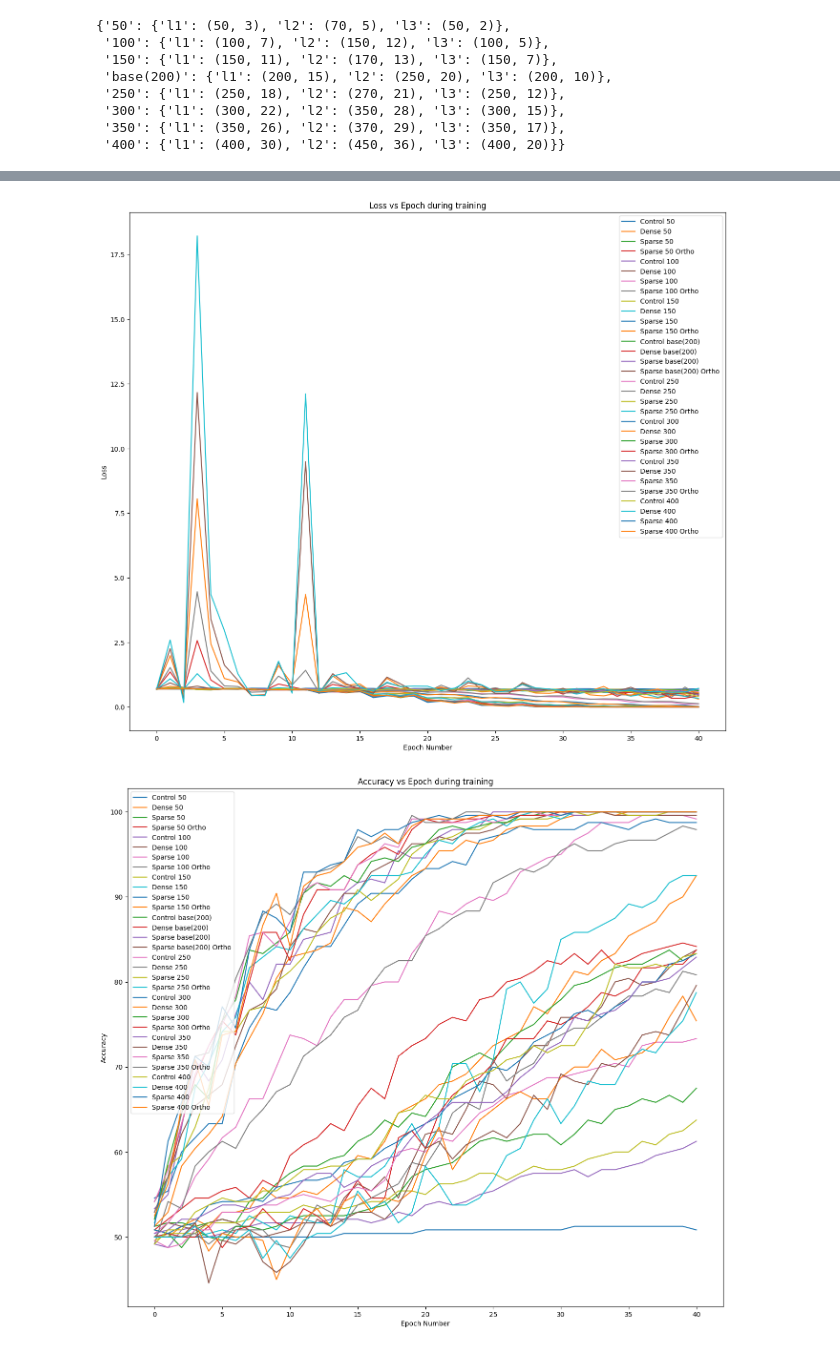
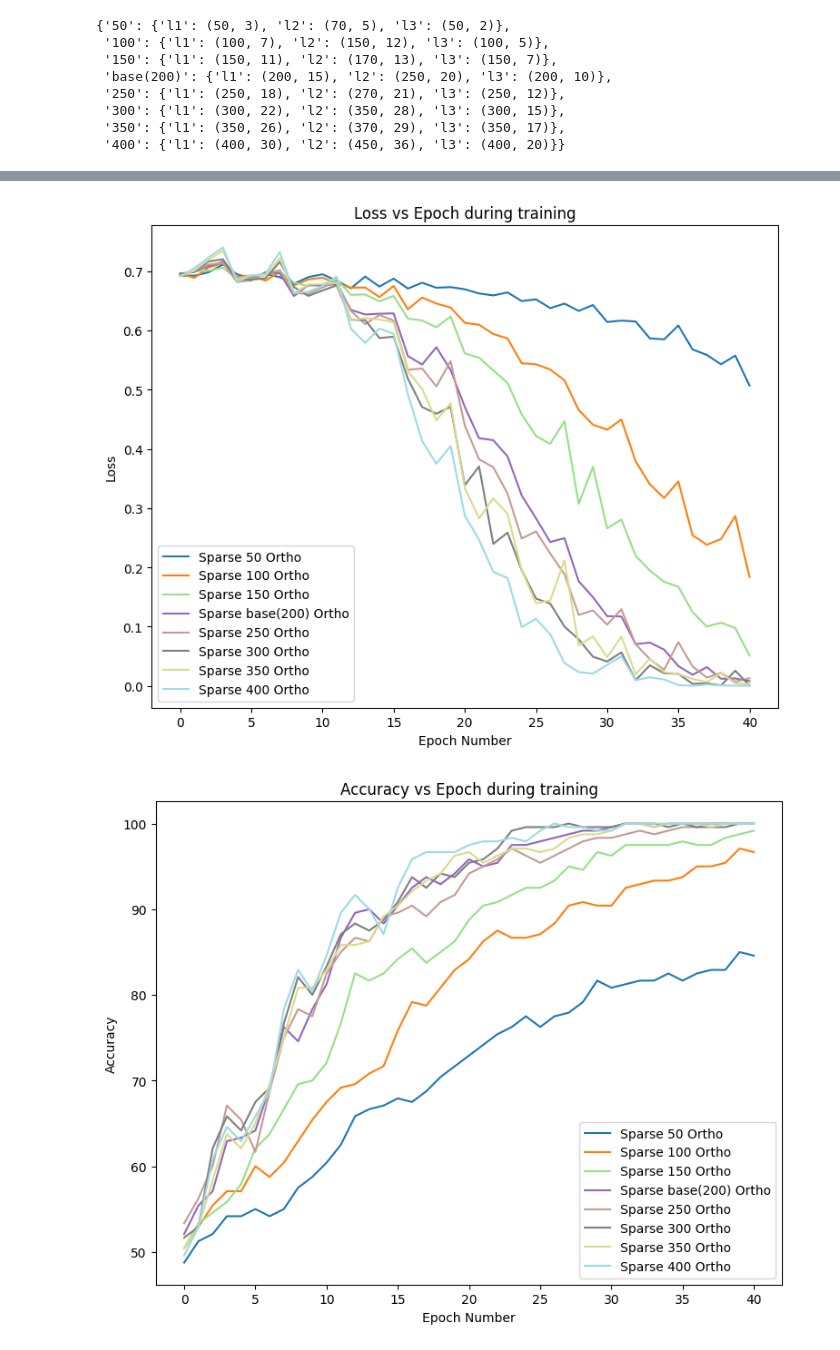
Before and after one commit to animeshsasan/hippocampal-cortex-learning, a Jupyter notebook: .ipynbs/sparse-network.ipynb, the cells around one changed output, grey strips where cells are left out. Cells and saved outputs as stored; diff of their text form; code cells hidden in the pictures.

Commit message:
Pushing changes with randomised training set

```diff
--- a/.ipynbs/sparse-network.ipynb
+++ b/.ipynbs/sparse-network.ipynb
@@ -105,0 +282,13 @@ combined_charts.plot_test_accu_for_models(width_alpha=3, no_std= True).show()
+# %%
+chartUtils = {}
+for modelName in model_types_width_percent_allowed:
+    chartUtils[modelName] = experiment.perform_one_experiment(
+        models = {
+            "Sparse " + modelName: modelSetups._get_sparse_model,
+            "Sparse Ortho " + modelName: modelSetups._get_sparse_model
+            },
+        in_features = in_features,
+        out_features = out_features,
+        layers = layers,
+        model_params = model_types_width_percent_allowed[modelName]
+        )
@@ -169,7 +402,8 @@ for modelName in model_types_width_same_allowed:
         in_features = in_features,
         out_features = out_features,
         layers = layers,
-        model_params = model_types_width_same_allowed[modelName]
+        model_params = model_types_width_same_allowed[modelName],
+        # n_epochs=100
         )
 # %%
 chartUtilsPercentageAllowed = {}
@@ -185,7 +419,8 @@ for modelName in model_types_width_percent_allowed:
         in_features = in_features,
         out_features = out_features,
         layers = layers,
-        model_params = model_types_width_percent_allowed[modelName]
+        model_params = model_types_width_percent_allowed[modelName],
+        # n_epochs = 100
         )
 # %%
 model_keys = list(chartUtils.keys())
@@ -194,9 +429,8 @@ combined_charts = chartUtils[model_keys[0]]
 for key in model_keys[1:]:
     combined_charts = combined_charts.combine_charts(chartUtils[key])
 
-all_sparse_models_allowed = [ i  for i in combined_charts.get_models() if "Sparse" in i]
-sparse_models_allowed = [ i  for i in combined_charts.get_models() if "Sparse" in i and "Ortho" not in i]
-other_models_allowed = [ i  for i in combined_charts.get_models() if "Sparse" not in i]
+ortho_models, sparse_models, control_models, dense_models = get_models_to_plot_from_combined(combined_charts)
+combined_charts.set_colors_map()
 
 model_keys = list(chartUtilsPercentageAllowed.keys())
 combined_charts_allowed_percent = chartUtilsPercentageAllowed[model_keys[0]]
@@ -205,6 +439,5 @@ for key in model_keys[1:]:
     combined_charts_allowed_percent = combined_charts_allowed_percent.combine_charts(chartUtilsPercentageAllowed[key])
 
 
-all_sparse_models_allowed_percent = [ i  for i in combined_charts_allowed_percent.get_models() if "Sparse" in i]
-sparse_models_allowed_percent = [ i  for i in combined_charts_allowed_percent.get_models() if "Sparse" in i and "Ortho" not in i]
-other_models_allowed_percent = [ i  for i in combined_charts_allowed_percent.get_models() if "Sparse" not in i]
+ortho_models_allowed, sparse_models_allowed, control_models_allowed, dense_models_allowed = get_models_to_plot_from_combined(combined_charts_allowed_percent)
+combined_charts_allowed_percent.set_colors_map()
@@ -219,7 +464,16 @@ combined_charts.plot_test_accu_for_models(no_std= True, models=sparse_models_all
 # %%
-combined_charts_allowed_percent.plot_training_data_for(no_std= True).show()
-combined_charts_allowed_percent.plot_training_data_for(no_std= True, value_to_plot = TrainingCharts.ACC).show()
-combined_charts_allowed_percent.plot_test_accu_for_models(no_std= True, width_alpha=3).show()
+combined_charts_allowed_percent.plot_training_data_for(no_std= True,
+                                                       models = ortho_models   ,
+                                                       set_unique_colors = True).show()
+combined_charts_allowed_percent.plot_training_data_for(no_std= True,
+                                                        models = ortho_models  ,
+                                                        value_to_plot = TrainingCharts.ACC,
+                                                        set_unique_colors = True).show()
+combined_charts_allowed_percent.plot_test_accu_for_models(
+                                                          width_alpha=3,
+                                                       models = ortho_models  ,
+                                                          no_std = True
+                                                          ).show()
 # %% [output]
-[figure, old version]
+[figure, new version]
-[figure, old version]
+[figure, new version]
```
Also changed, not shown: parts of 33 cells of this notebook, 4 other files.
